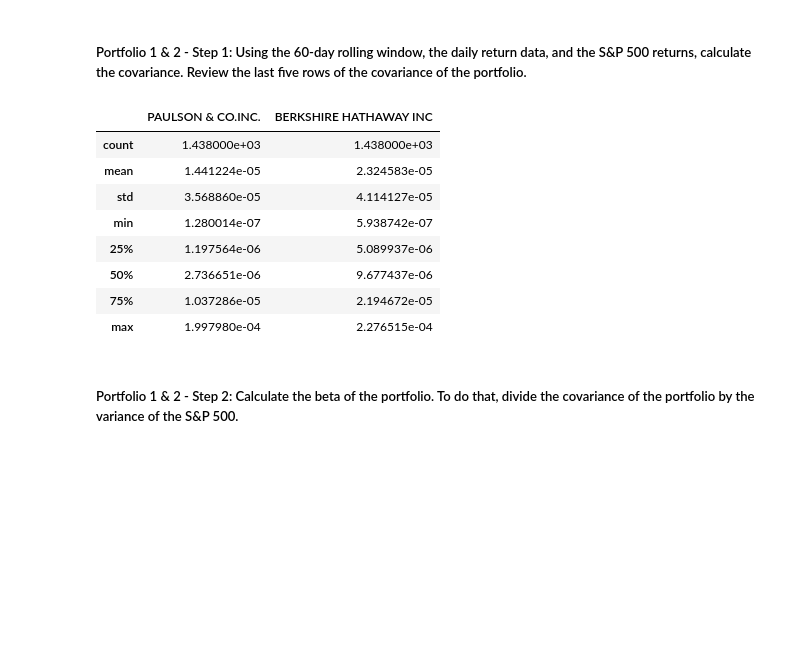
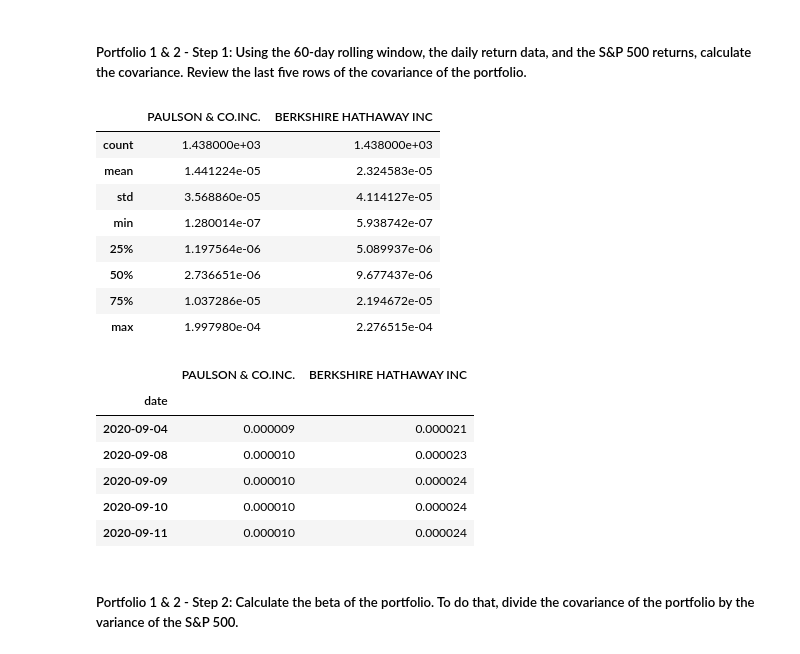
Before and after one commit to jasonjgarcia24/risk-return-analysis, a Jupyter notebook: risk_return_analysis.ipynb, the cells around one changed output. Saved outputs shown, nothing was run; the diff lists cells and outputs as text; code cells hidden in the pictures; blank space fills up the shorter version.

Commit message:
Final clean-up of risk_return_analysis.ipynb.

```diff
--- a/risk_return_analysis.ipynb
+++ b/risk_return_analysis.ipynb
@@ -246,7 +246,7 @@ dtype: float64
 # %%
 # Calculate and sort the annualized standard deviation (252 trading days) of the 4 portfolios and the S&P 500
 # Review the annual standard deviations smallest to largest
-annualized_standard_deviation = daily_standard_deviation * np.sqrt(year_trading_days)
+annualized_standard_deviation = (daily_standard_deviation * np.sqrt(year_trading_days)).sort_values()
 annualized_standard_deviation
 # %% [output]
 TIGER GLOBAL MANAGEMENT LLC    0.015804
@@ -361,6 +361,6 @@ To determine the overall risk of an asset or portfolio, quantitative analysts an
 # Calculate the annual average return data for the for fund portfolios and the S&P 500
 # Use 252 as the number of trading days in the year
 # Review the annual average returns sorted from lowest to highest
-average_annual_return_portfolio = daily_returns.mean() * year_trading_days
+average_annual_return_portfolio = (daily_returns.mean() * year_trading_days).sort_values()
 average_annual_return_portfolio
 # %% [output]
@@ -449,19 +449,27 @@ selected_portfolios
 # %%
 # Calculate the covariance using a 60-day rolling window
 # Review the last five rows of the covariance data
 sp500_roll60          = daily_returns['S&P 500'].rolling(window=60)
 cov_portfolios_roll60 = daily_returns.rolling(window=60)[selected_portfolios].cov(sp500_roll60).dropna()
-cov_portfolios_roll60.describe()
+display(cov_portfolios_roll60.describe())
+cov_portfolios_roll60.tail(5)
 # %% [output]
 |  | PAULSON & CO.INC. | BERKSHIRE HATHAWAY INC |
 | count | 1.438000e+03 | 1.438000e+03 |
 | mean | 1.441224e-05 | 2.324583e-05 |
 | std | 3.568860e-05 | 4.114127e-05 |
 | min | 1.280014e-07 | 5.938742e-07 |
 | 25% | 1.197564e-06 | 5.089937e-06 |
 | 50% | 2.736651e-06 | 9.677437e-06 |
 | 75% | 1.037286e-05 | 2.194672e-05 |
 | max | 1.997980e-04 | 2.276515e-04 |
+|  | PAULSON & CO.INC. | BERKSHIRE HATHAWAY INC |
+| date |  |  |
+| 2020-09-04 | 0.000009 | 0.000021 |
+| 2020-09-08 | 0.000010 | 0.000023 |
+| 2020-09-09 | 0.000010 | 0.000024 |
+| 2020-09-10 | 0.000010 | 0.000024 |
+| 2020-09-11 | 0.000010 | 0.000024 |
 # %% [markdown]
 ##### Portfolio 1 & 2 - Step 2: Calculate the beta of the portfolio. To do that, divide the covariance of the portfolio by the variance of the S&P 500.
 # %%
```
Also changed, not shown: parts of 6 cells of this notebook.
